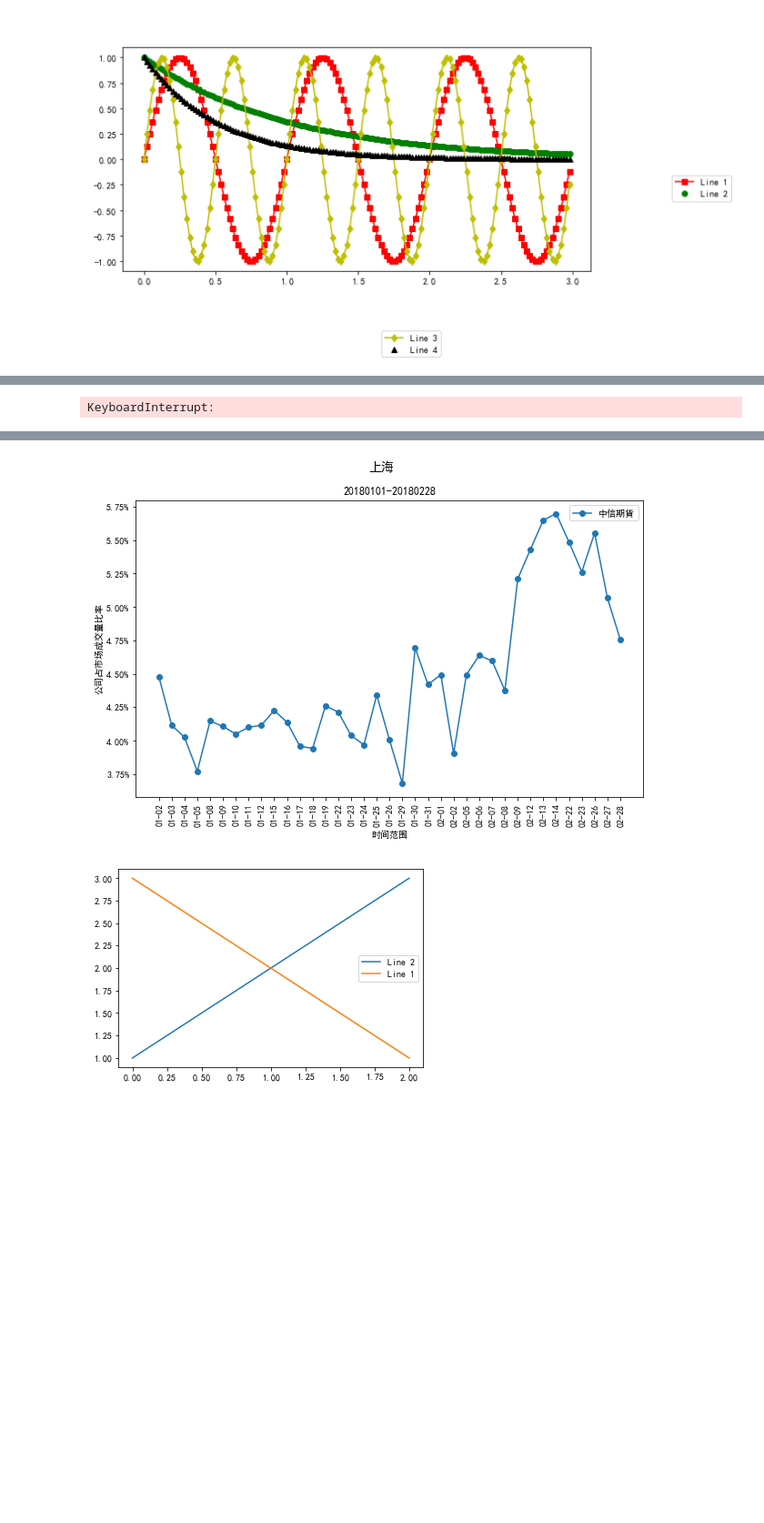
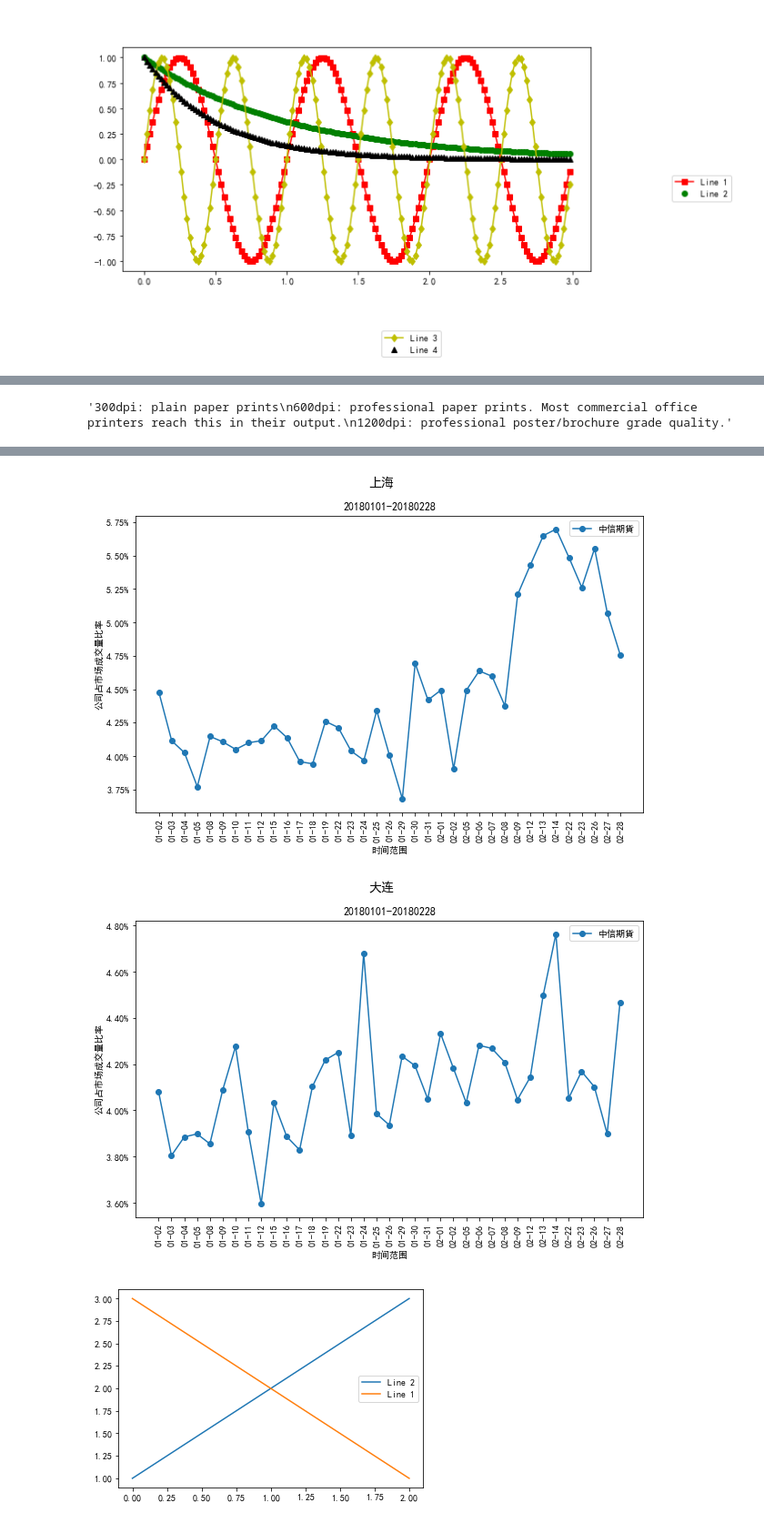
Before and after one commit to niejn/scrapy_demo, a Jupyter notebook: 全市场成交.ipynb, the cells around one changed output, grey strips where cells are left out. Shown at 91% size. Saved outputs shown, nothing was run; the diff lists cells and outputs as text; code cells hidden in the pictures; blank space fills up the shorter version.

```diff
--- a/全市场成交.ipynb
+++ b/全市场成交.ipynb
@@ -558,7 +596,7 @@ df_keys = ['全市场','中金', '郑州', '上海', '大连']
 print(df_dict.keys())
 # import matplotlib.pyplot as plt
 from matplotlib.backends.backend_pdf import PdfPages
-filename = "期货持仓分析报告1"
+filename = "期货持仓分析报告2"
 pdf = PdfPages('{filename}.pdf'.format(filename=filename))
 for key in df_keys:
     cp_df = df_dict[key].copy()
@@ -616,9 +654,9 @@ for key in df_keys:
     fig.suptitle('{exchange}'.format(exchange=key), fontsize=14, fontweight='bold');
     imgdata = BytesIO()
     # fig.savefig('{name}.eps'.format(name=key), format='eps', dpi=1200)
-    fig.savefig('{name}.svg'.format(name=key), format='svg', dpi=1200)
     # fig.savefig('{name}.svg'.format(name=key), format='svg', dpi=1200)
-    fig.savefig('{name}.png'.format(name=key), format='png', dpi=1200)
+    # fig.savefig('{name}.svg'.format(name=key), format='svg', dpi=1200)
+    fig.savefig('{name}.png'.format(name=key), format='png', dpi=300)
     fig.savefig(imgdata, format="png", dpi=1200)
     imgdata.seek(0)
     img_list.append(imgdata)
@@ -666,8 +704,9 @@ dict_keys(['中金', '郑州', '全市场', '上海', '大连'])
-KeyboardInterrupt:
+'300dpi: plain paper prints\n600dpi: professional paper prints. Most commercial office printers reach this in their output.\n1200dpi: professional poster/brochure grade quality.'
 [figure]
 [figure]
 [figure]
 [figure]
+[figure, added]
 # %%
 import matplotlib.pyplot as plt
 fig, ax = plt.subplots()
```
Also changed, not shown: parts of 7 cells of this notebook, 13 other files.
